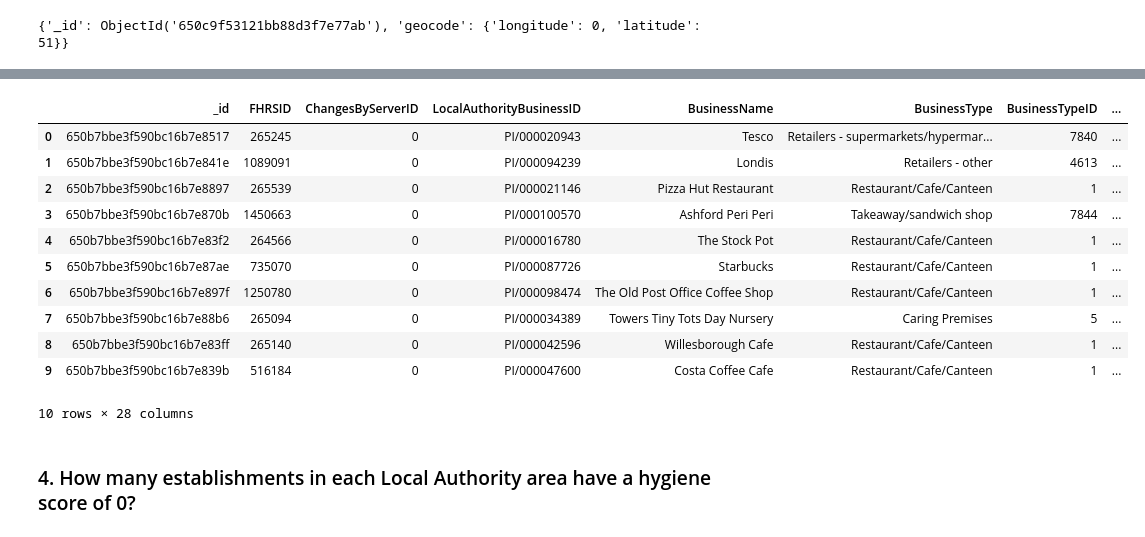
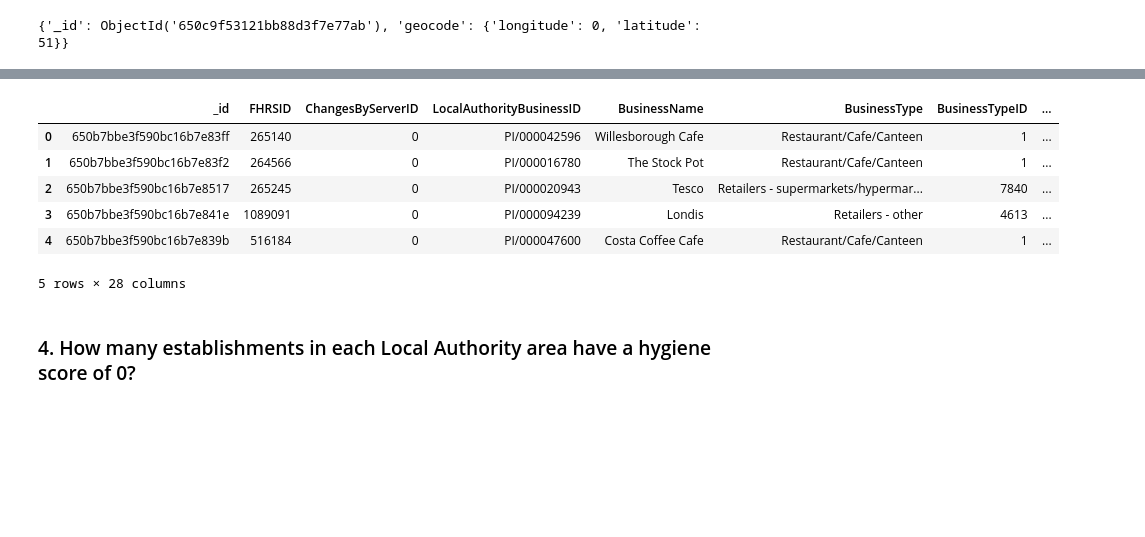
Before and after one commit to Faith-Hall/nosql-challenge, a Jupyter notebook: Code/NoSQL_analysis.ipynb, the cells around one changed output, grey strips where cells are left out. Drawn from its saved outputs; the diff is of its cells as text; code cells hidden in the pictures; blank space fills up the shorter version.

```diff
--- a/Code/NoSQL_analysis.ipynb
+++ b/Code/NoSQL_analysis.ipynb
@@ -181,17 +187,13 @@ for result in establishments.find(query).sort(sort).limit(5):
             'Structural': None}}
 # %%
 # Convert result to Pandas DataFrame
-pd.DataFrame(establishments.find(query).sort(sort).limit(10))
+top_5 = pd.DataFrame(establishments.find(query).sort(sort).limit(5))
+top_5
 # %% [output]
 |  | _id | FHRSID | ChangesByServerID | LocalAuthorityBusinessID | BusinessName | BusinessType | BusinessTypeID | ... |
-| 0 | 650b7bbe3f590bc16b7e8517 | 265245 | 0 | PI/000020943 | Tesco | Retailers - supermarkets/hypermar... | 7840 | ... |
-| 1 | 650b7bbe3f590bc16b7e841e | 1089091 | 0 | PI/000094239 | Londis | Retailers - other | 4613 | ... |
-| 2 | 650b7bbe3f590bc16b7e8897 | 265539 | 0 | PI/000021146 | Pizza Hut Restaurant | Restaurant/Cafe/Canteen | 1 | ... |
-| 3 | 650b7bbe3f590bc16b7e870b | 1450663 | 0 | PI/000100570 | Ashford Peri Peri | Takeaway/sandwich shop | 7844 | ... |
-| 4 | 650b7bbe3f590bc16b7e83f2 | 264566 | 0 | PI/000016780 | The Stock Pot | Restaurant/Cafe/Canteen | 1 | ... |
-| 5 | 650b7bbe3f590bc16b7e87ae | 735070 | 0 | PI/000087726 | Starbucks | Restaurant/Cafe/Canteen | 1 | ... |
-| 6 | 650b7bbe3f590bc16b7e897f | 1250780 | 0 | PI/000098474 | The Old Post Office Coffee Shop | Restaurant/Cafe/Canteen | 1 | ... |
-| 7 | 650b7bbe3f590bc16b7e88b6 | 265094 | 0 | PI/000034389 | Towers Tiny Tots Day Nursery | Caring Premises | 5 | ... |
-| 8 | 650b7bbe3f590bc16b7e83ff | 265140 | 0 | PI/000042596 | Willesborough Cafe | Restaurant/Cafe/Canteen | 1 | ... |
-| 9 | 650b7bbe3f590bc16b7e839b | 516184 | 0 | PI/000047600 | Costa Coffee Cafe | Restaurant/Cafe/Canteen | 1 | ... |
+| 0 | 650b7bbe3f590bc16b7e83ff | 265140 | 0 | PI/000042596 | Willesborough Cafe | Restaurant/Cafe/Canteen | 1 | ... |
+| 1 | 650b7bbe3f590bc16b7e83f2 | 264566 | 0 | PI/000016780 | The Stock Pot | Restaurant/Cafe/Canteen | 1 | ... |
+| 2 | 650b7bbe3f590bc16b7e8517 | 265245 | 0 | PI/000020943 | Tesco | Retailers - supermarkets/hypermar... | 7840 | ... |
+| 3 | 650b7bbe3f590bc16b7e841e | 1089091 | 0 | PI/000094239 | Londis | Retailers - other | 4613 | ... |
+| 4 | 650b7bbe3f590bc16b7e839b | 516184 | 0 | PI/000047600 | Costa Coffee Cafe | Restaurant/Cafe/Canteen | 1 | ... |
-10 rows × 28 columns
+5 rows × 28 columns
```
Also changed, not shown: parts of 4 cells of this notebook, 4 other files.
